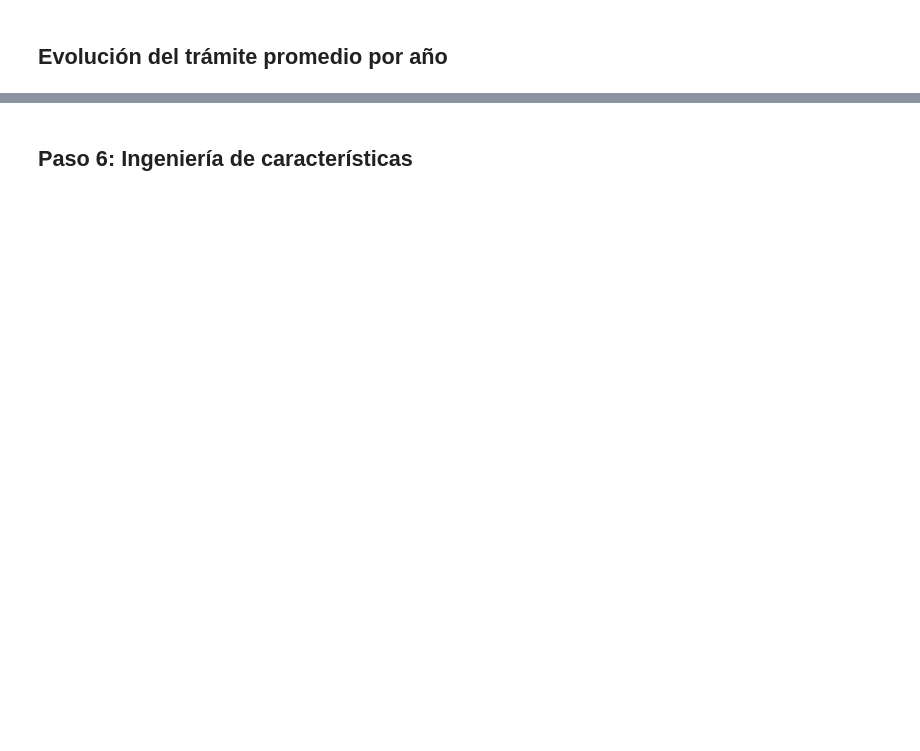
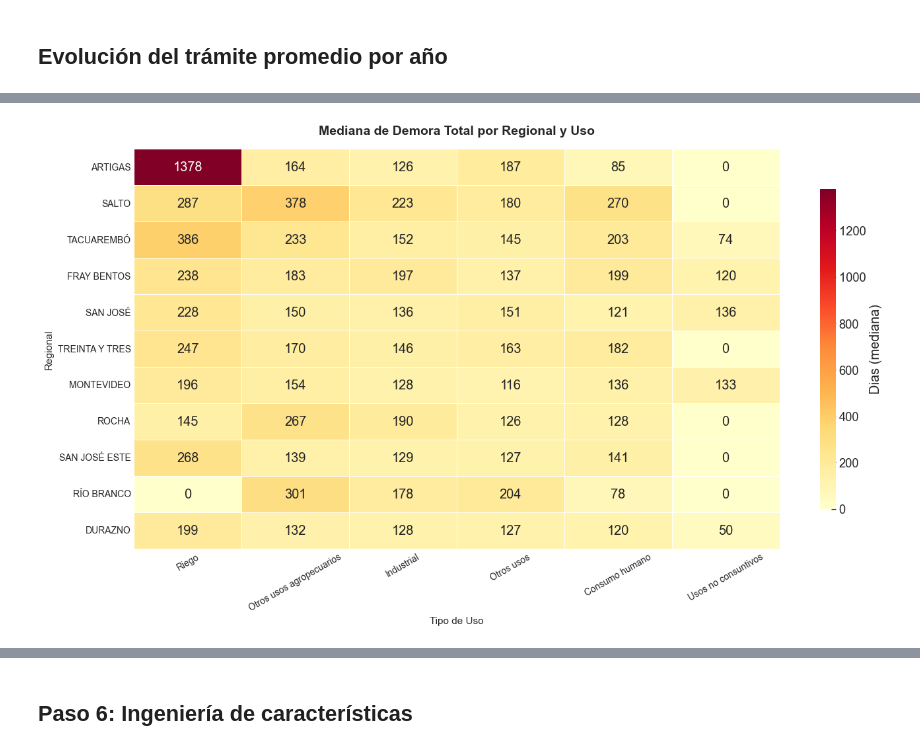
Before and after one commit to Georubiano/Proyecto-python-diplomado-Final, a Jupyter notebook: Proyecto UCU.ipynb, the cells around one changed output, grey strips where cells are left out. Drawn from its saved outputs; the diff is of its cells as text; code cells hidden in the pictures; blank space fills up the shorter version.

```diff
--- a/Proyecto UCU.ipynb
+++ b/Proyecto UCU.ipynb
@@ -1410,0 +1423,35 @@ plt.show()
+# %%
+# Heatmap: mediana de Demora Total por Regional y Uso
+
+pivot = (df_tiempos.groupby(["Regional", "Uso"])["Demora_Total"]
+         .median().unstack(fill_value=0))
+
+# Ordenar regionales por mediana total descendente
+pivot = pivot.loc[pivot.sum(axis=1).sort_values(ascending=False).index]
+
+# Ordenar usos por mediana total descendente
+pivot = pivot[pivot.sum().sort_values(ascending=False).index]
+
+fig, ax = plt.subplots(figsize=(14, 8))
+
+sns.heatmap(
+    pivot,
+    annot=True, fmt=".0f",
+    cmap="YlOrRd",
+    linewidths=0.5,
+    linecolor="white",
+    cbar_kws={"label": "Dias (mediana)", "shrink": 0.8},
+    ax=ax
+)
+
+ax.set_title("Mediana de Demora Total por Regional y Uso",
+             fontsize=14, fontweight="bold", pad=16)
+ax.set_xlabel("Tipo de Uso", fontsize=11)
+ax.set_ylabel("Regional", fontsize=11)
+ax.tick_params(axis="x", rotation=30, labelsize=10)
+ax.tick_params(axis="y", rotation=0,  labelsize=10)
+
+plt.tight_layout()
+plt.show()
+# %% [output]
+[figure, added]
```
Also changed, not shown: parts of 27 cells of this notebook.
